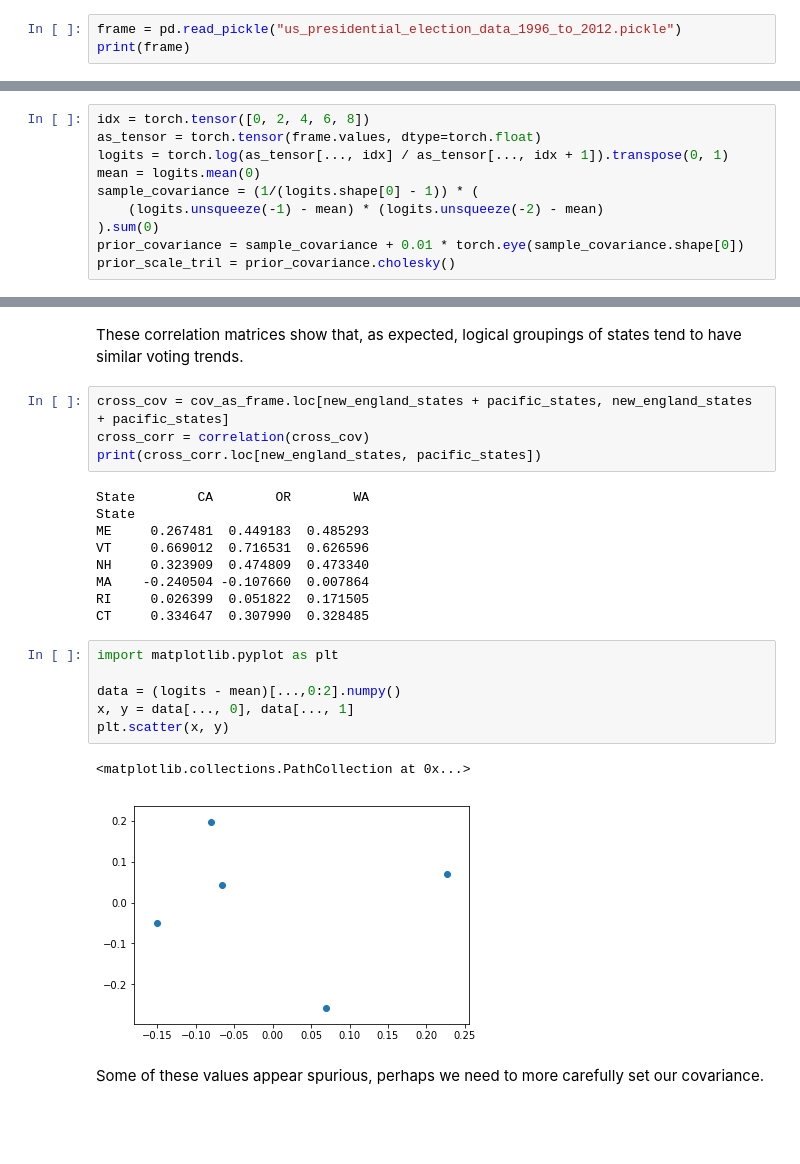
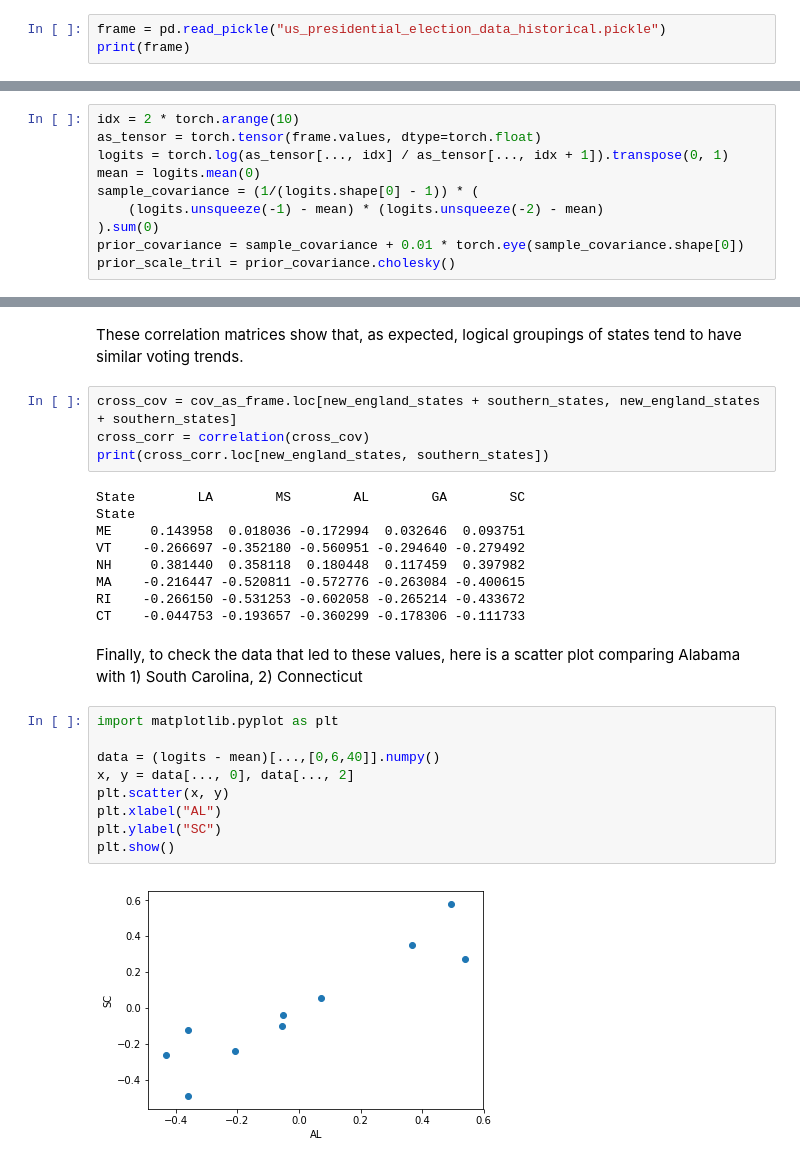
Before and after one commit to dennisprangle/pyro, a Jupyter notebook: tutorial/source/elections.ipynb, the cells around one changed output, grey strips where cells are left out. Cells and saved outputs as stored; diff of their text form; blank space fills up the shorter version.

```diff
--- a/tutorial/source/elections.ipynb
+++ b/tutorial/source/elections.ipynb
@@ -56,4 +56,4 @@ To set up a fully Bayesian model, we need a prior for $\theta$. We will base the
 # %%
-frame = pd.read_pickle("us_presidential_election_data_1996_to_2012.pickle")
+frame = pd.read_pickle("us_presidential_election_data_historical.pickle")
 print(frame)
 # %% [output]
@@ -97,5 +97,5 @@ We select the prior covariance by taking the empirical covariance from the elect
 # %%
-idx = torch.tensor([0, 2, 4, 6, 8])
+idx = 2 * torch.arange(10)
 as_tensor = torch.tensor(frame.values, dtype=torch.float)
 logits = torch.log(as_tensor[..., idx] / as_tensor[..., idx + 1]).transpose(0, 1)
 mean = logits.mean(0)
@@ -199,26 +201,28 @@ WA     0.502279  0.558791  1.000000
 # %% [markdown]
 These correlation matrices show that, as expected, logical groupings of states tend to have similar voting trends.
 # %%
-cross_cov = cov_as_frame.loc[new_england_states + pacific_states, new_england_states + pacific_states]
+cross_cov = cov_as_frame.loc[new_england_states + southern_states, new_england_states + southern_states]
 cross_corr = correlation(cross_cov)
-print(cross_corr.loc[new_england_states, pacific_states])
+print(cross_corr.loc[new_england_states, southern_states])
 # %% [output]
-State        CA        OR        WA
+State        LA        MS        AL        GA        SC
 State
-ME     0.267481  0.449183  0.485293
-VT     0.669012  0.716531  0.626596
-NH     0.323909  0.474809  0.473340
-MA    -0.240504 -0.107660  0.007864
-RI     0.026399  0.051822  0.171505
-CT     0.334647  0.307990  0.328485
+ME     0.143958  0.018036 -0.172994  0.032646  0.093751
+VT    -0.266697 -0.352180 -0.560951 -0.294640 -0.279492
+NH     0.381440  0.358118  0.180448  0.117459  0.397982
+MA    -0.216447 -0.520811 -0.572776 -0.263084 -0.400615
+RI    -0.266150 -0.531253 -0.602058 -0.265214 -0.433672
+CT    -0.044753 -0.193657 -0.360299 -0.178306 -0.111733
+# %% [markdown]
+Finally, to check the data that led to these values, here is a scatter plot comparing Alabama with 1) South Carolina, 2) Connecticut
 # %%
 import matplotlib.pyplot as plt
 
-data = (logits - mean)[...,0:2].numpy()
-x, y = data[..., 0], data[..., 1]
+data = (logits - mean)[...,[0,6,40]].numpy()
+x, y = data[..., 0], data[..., 2]
 plt.scatter(x, y)
+plt.xlabel("AL")
+plt.ylabel("SC")
+plt.show()
 # %% [output]
-<matplotlib.collections.PathCollection at 0x...>
-[figure, old version]
+[figure, new version]
-# %% [markdown]
-Some of these values appear spurious, perhaps we need to more carefully set our covariance.
```
Also changed, not shown: parts of 11 cells of this notebook, 1 other file.
